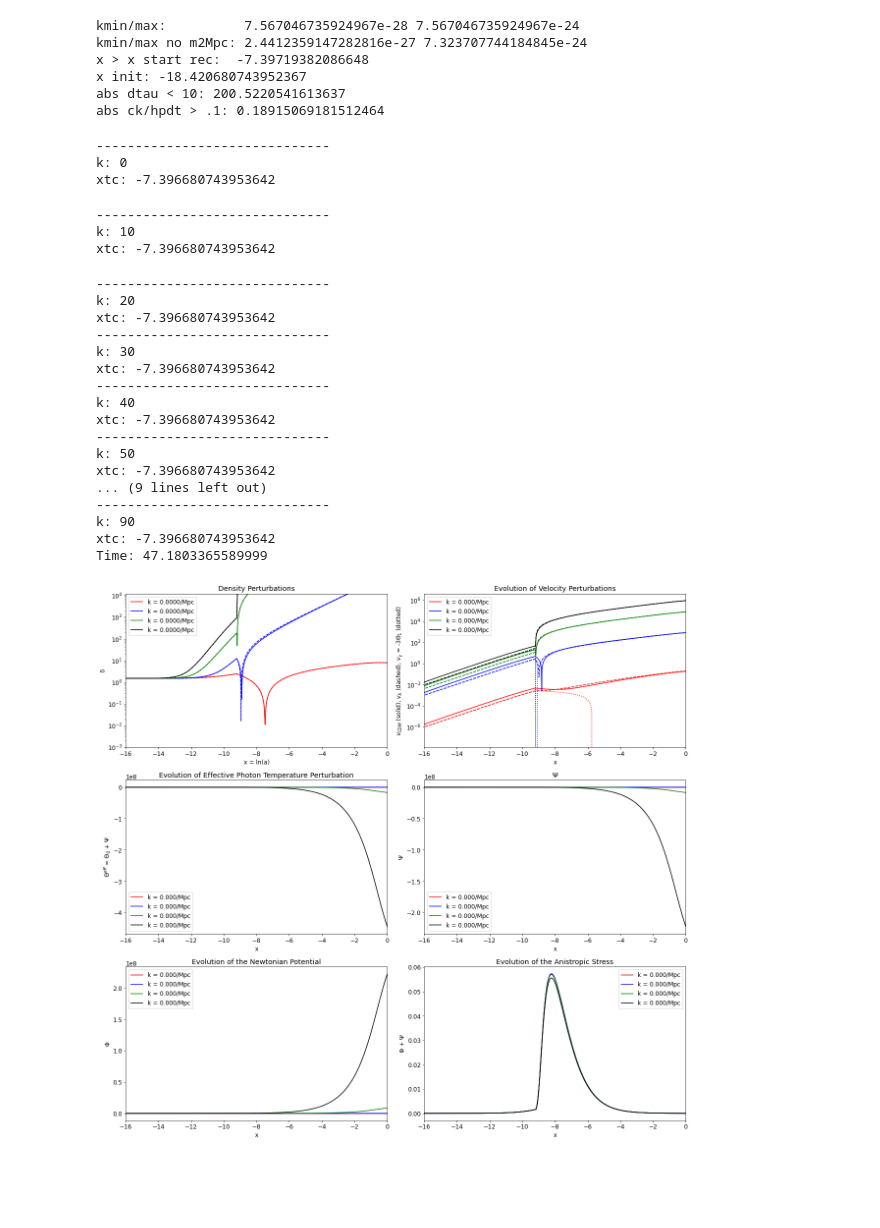
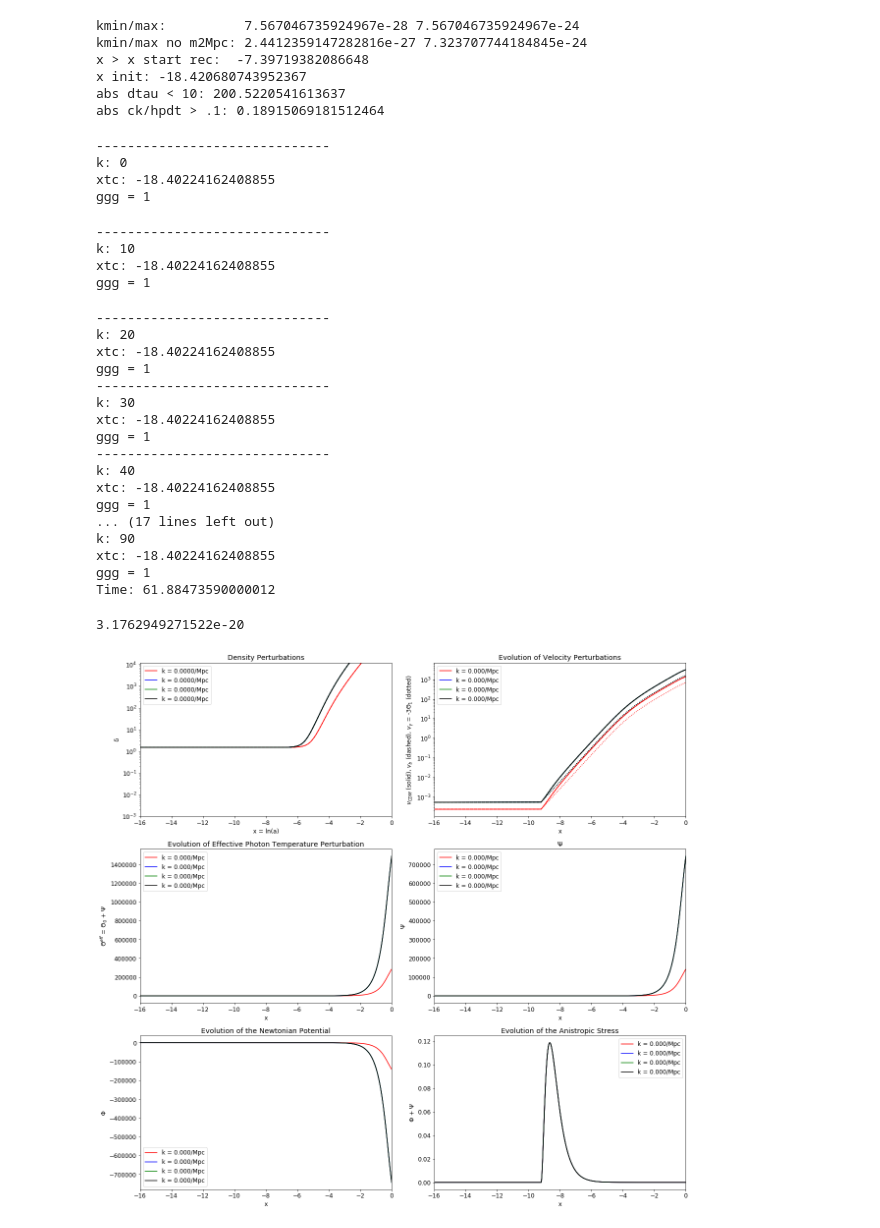
Before and after one commit to azieg/CMB-Simulation, a Jupyter notebook: StructureEvolution.ipynb, the cells around one changed output. Cells and saved outputs as stored; diff of their text form; code cells hidden in the pictures; blank space fills up the shorter version.

Commit message:
changed x tight coupling time

```diff
--- a/StructureEvolution.ipynb
+++ b/StructureEvolution.ipynb
@@ -357,6 +357,12 @@ for k in range(nk):
     #  and integrate equations to that time
     xtc = getTCtime(kcurrent)
 
+    if ((abs(xtc) - abs(x_grid[0])) < 1e-3):
+        xtc = x_grid[1]
+        ggg = 1
+    else:
+        ggg = 0
+
     xtight = np.linspace(xinit, xtc, ntight)
     x_full = np.linspace(xtc, x_end, 1000 - ntight, endpoint=True)
 
@@ -364,6 +370,8 @@ for k in range(nk):
         print('------------------------------')
         print('k:', k)
         print('xtc:', xtc)
+        if ggg == 1:
+            print('ggg = 1')
 
     sol_tight = solve_ivp(yTCderivs, [xinit, xtc], ytc, t_eval=xtight, rtol=1e-11, atol=1e-11)
 
@@ -394,7 +402,7 @@ for k in range(nk):
 
     for i in range(len(x_full)):
         Ψ[ntight + i, k] = -sol_full.y[4, i] - 12.0*H0**2.0*Ωr*sol_full.y[7, i]/(c**2.0*kcurrent**2.0*math.exp(2.0*x_full[i]))
-        #Θ[ntight + i, 2, k] =  sol_full.y[7, i]
+        Θ[ntight + i, 2, k] =  sol_full.y[7, i]
 
     '''
     for i in range(len(x_full)):
@@ -438,27 +446,29 @@ vb_spl = RectBivariateSpline(x_grid, ks, vb)
 # %% [output]
 ------------------------------
 k: 0
-xtc: -7.396680743953642
+xtc: -18.40224162408855
+ggg = 1
 ------------------------------
 k: 10
-xtc: -7.396680743953642
+xtc: -18.40224162408855
+ggg = 1
 ------------------------------
 k: 20
-xtc: -7.396680743953642
+xtc: -18.40224162408855
+ggg = 1
 ------------------------------
 k: 30
-xtc: -7.396680743953642
+xtc: -18.40224162408855
+ggg = 1
 ------------------------------
 k: 40
-xtc: -7.396680743953642
-------------------------------
-k: 50
-xtc: -7.396680743953642
-... (9 lines left out)
-------------------------------
+xtc: -18.40224162408855
+ggg = 1
+... (17 lines left out)
 k: 90
-xtc: -7.396680743953642
-Time: 47.1803365589999
+xtc: -18.40224162408855
+ggg = 1
+Time: 61.88473590000012
 # %%
 def plot(kvals):
     #kmpc = '{:.3g}'.format(kval*(1.0e6*3.08567758e16))
@@ -562,12 +572,16 @@ def plot(kvals):
 
     fig.tight_layout()
     plt.show()
+# %%
+ks[-1]*m2Mpc*c/H0
+# %% [output]
+3.1762949271522e-20
 # %%
 #kvals = [.0001, .001, .01, .1]
-kvals = [ks[0], ks[32], ks[66], ks[-1]]
+kvals = [ks[0]*m2Mpc*c/H0, ks[32]*m2Mpc*c/H0, ks[66]*m2Mpc*c/H0, ks[-1]*m2Mpc*c/H0]
 plot(kvals)
 # %% [output]
-[figure, old version]
+[figure, new version]
 # %%
 def plot(kvals):
     clr = ['r', 'b', 'g', 'k']
```
Also changed, not shown: parts of 2 cells of this notebook.
